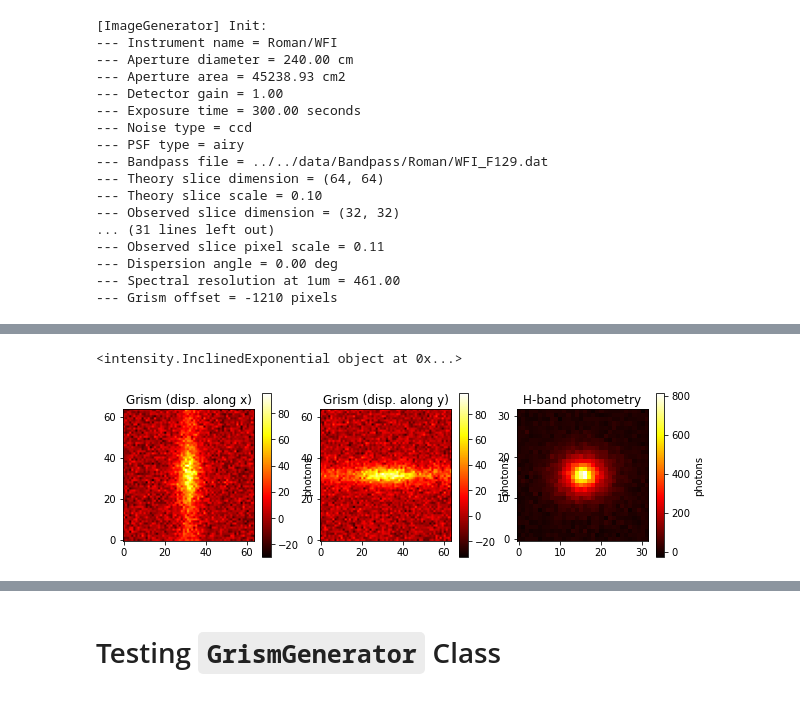
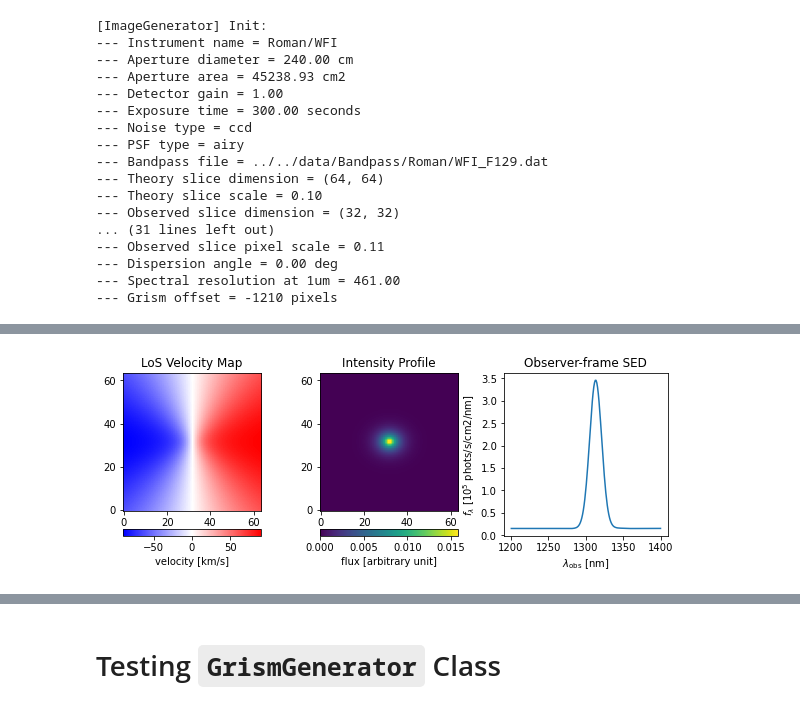
Before and after one commit to KinematicLensing/kl-tools, a Jupyter notebook: notebooks/dev/[module_test]GrismGenerator.ipynb, the cells around one changed output, grey strips where cells are left out. Saved outputs shown, nothing was run; the diff lists cells and outputs as text; code cells hidden in the pictures.

Commit message:
add spectrum template data

```diff
--- a/notebooks/dev/[module_test]GrismGenerator.ipynb
+++ b/notebooks/dev/[module_test]GrismGenerator.ipynb
@@ -69,7 +70,7 @@ pars_total = {
         'z': 1.0,
         'wave_range': (500, 3000), # nm
         # obs-frame continuum normalization (nm, erg/s/cm2/nm)
-        'obs_cont_norm': (400, 1e-16),
+        'obs_cont_norm': (400, 1e-17),
         # a dict of line names and obs-frame flux values (erg/s/cm2)
         'lines': {'Halpha': 1e-15, 'OII':[1e-15, 1.2e-15], 'OIII':[1e-15, 1.2e-15]},
         # intrinsic linewidth in nm
@@ -183,23 +186,24 @@ Wall time: 963 ms
-# %%
-print(ds.imap)
-# %% [output]
-<intensity.InclinedExponential object at 0x...>
-# %%
-fig, axes = plt.subplots(1,3, figsize=(10,3))
-cmap = 'hot'
-
-cb1 = axes[0].imshow(datavectors[1], origin='lower', cmap=cmap)
-axes[0].set_title("Grism (disp. along x)")
-plt.colorbar(cb1, ax=axes[0], label='photons')
-
-cb2 = axes[1].imshow(datavectors[2], origin='lower', cmap=cmap)
-axes[1].set_title("Grism (disp. along y)")
-plt.colorbar(cb2, ax=axes[1], label='photons')
-
-cb3 = axes[2].imshow(datavectors[0], origin='lower', cmap=cmap)
-axes[2].set_title("H-band photometry")
-plt.colorbar(cb3, ax=axes[2], label='photons')
-
-plt.show()
-# %% [output]
-[figure, removed]
+# %%
+fig, axes = plt.subplots(1,3,figsize=(10,3))
+
+cb1 = axes[0].imshow(ds.vmap_img*3e5, origin='lower', cmap='bwr')
+divider = make_axes_locatable(axes[0])
+cax = divider.append_axes("bottom", size="5%", pad=0.25)
+plt.colorbar(cb1, cax=cax, orientation='horizontal',
+             label='velocity [km/s]')
+axes[0].set_title('LoS Velocity Map')
+
+cb2 = axes[1].imshow(ds.imap_img, origin='lower')
+divider = make_axes_locatable(axes[1])
+cax = divider.append_axes("bottom", size="5%", pad=0.25)
+plt.colorbar(cb2, cax=cax, orientation='horizontal', label='flux [arbitrary unit]')
+axes[1].set_title('Intensity Profile')
+
+axes[2].plot(ds.lambda_cen, ds.sed.spectrum(ds.lambda_cen) * 1e5 )
+axes[2].set(xscale='linear', yscale='linear',
+            xlabel=r'$\lambda_\mathrm{obs}$ [nm]', ylabel=r'$f_\lambda$ [$10^{5}$ phots/s/cm2/nm]')
+axes[2].set_title('Observer-frame SED')
+
+plt.show()
+# %% [output]
+[figure, added]
```
Also changed, not shown: parts of 3 cells of this notebook, 58 other files.
